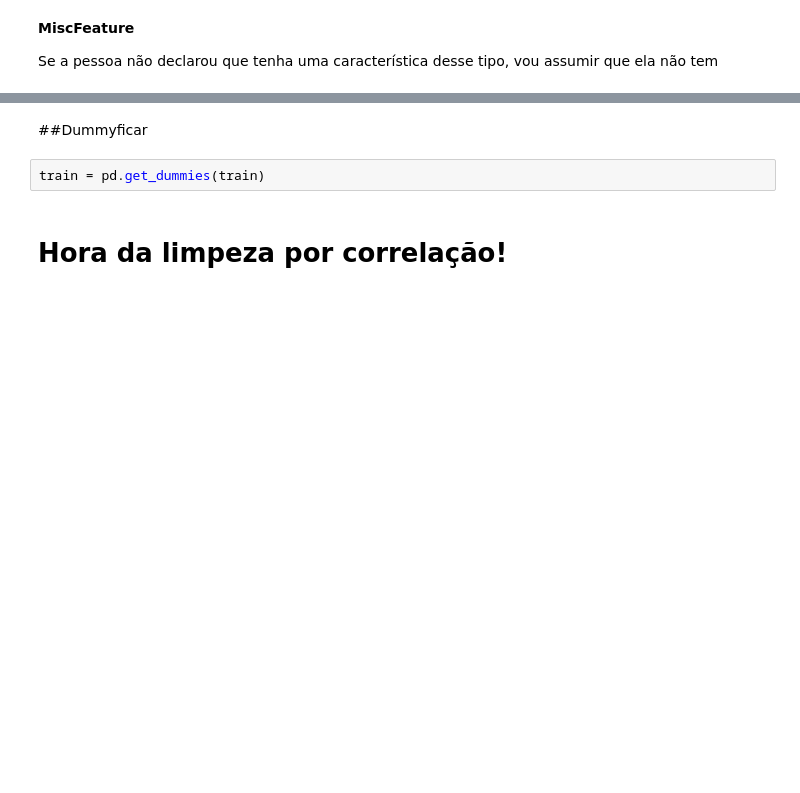
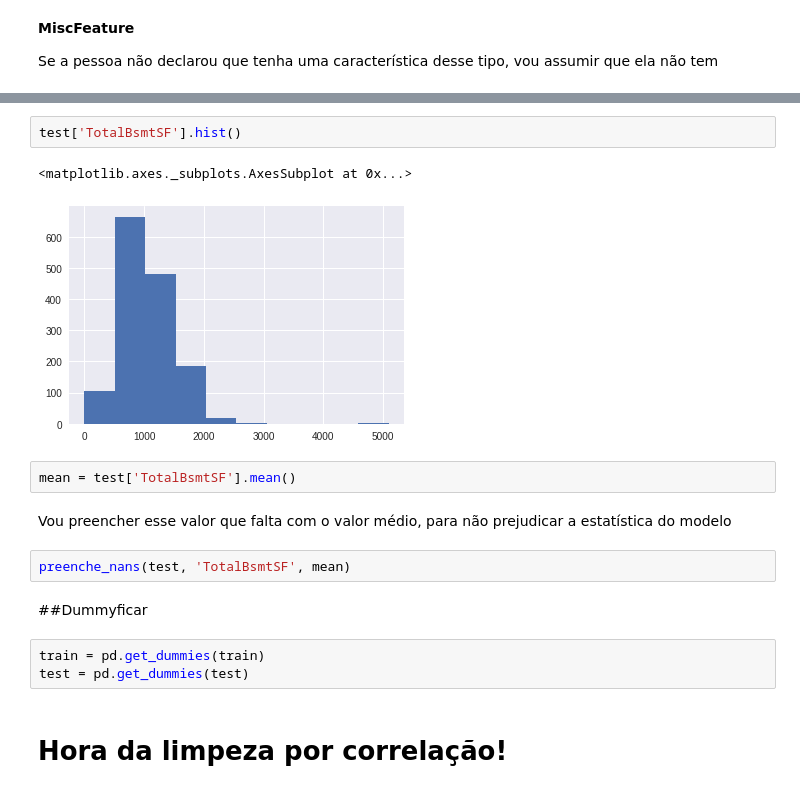
Before and after one commit to 51rL1N5/Prova_Esig, a Jupyter notebook: houseprice.ipynb, the cells around one changed output, grey strips where cells are left out. Drawn from its saved outputs; the diff is of its cells as text; blank space fills up the shorter version.

Commit message:
Feito o modelo exódia

```diff
--- a/houseprice.ipynb
+++ b/houseprice.ipynb
@@ -558,7 +665,19 @@ preenche_nans('MiscFeature','None')
+# %%
+test['TotalBsmtSF'].hist()
+# %% [output]
+<matplotlib.axes._subplots.AxesSubplot at 0x...>
+[figure, added]
+# %%
+mean = test['TotalBsmtSF'].mean()
+# %% [markdown]
+Vou preencher esse valor que falta com o valor médio, para não prejudicar a estatística do modelo
+# %%
+preenche_nans(test, 'TotalBsmtSF', mean)
 # %% [markdown]
 ##Dummyficar
 # %%
 train = pd.get_dummies(train)
+test = pd.get_dummies(test)
 # %% [markdown]
 # Hora da  limpeza por correlação!
 # %%
```
Also changed, not shown: parts of 67 cells of this notebook.
